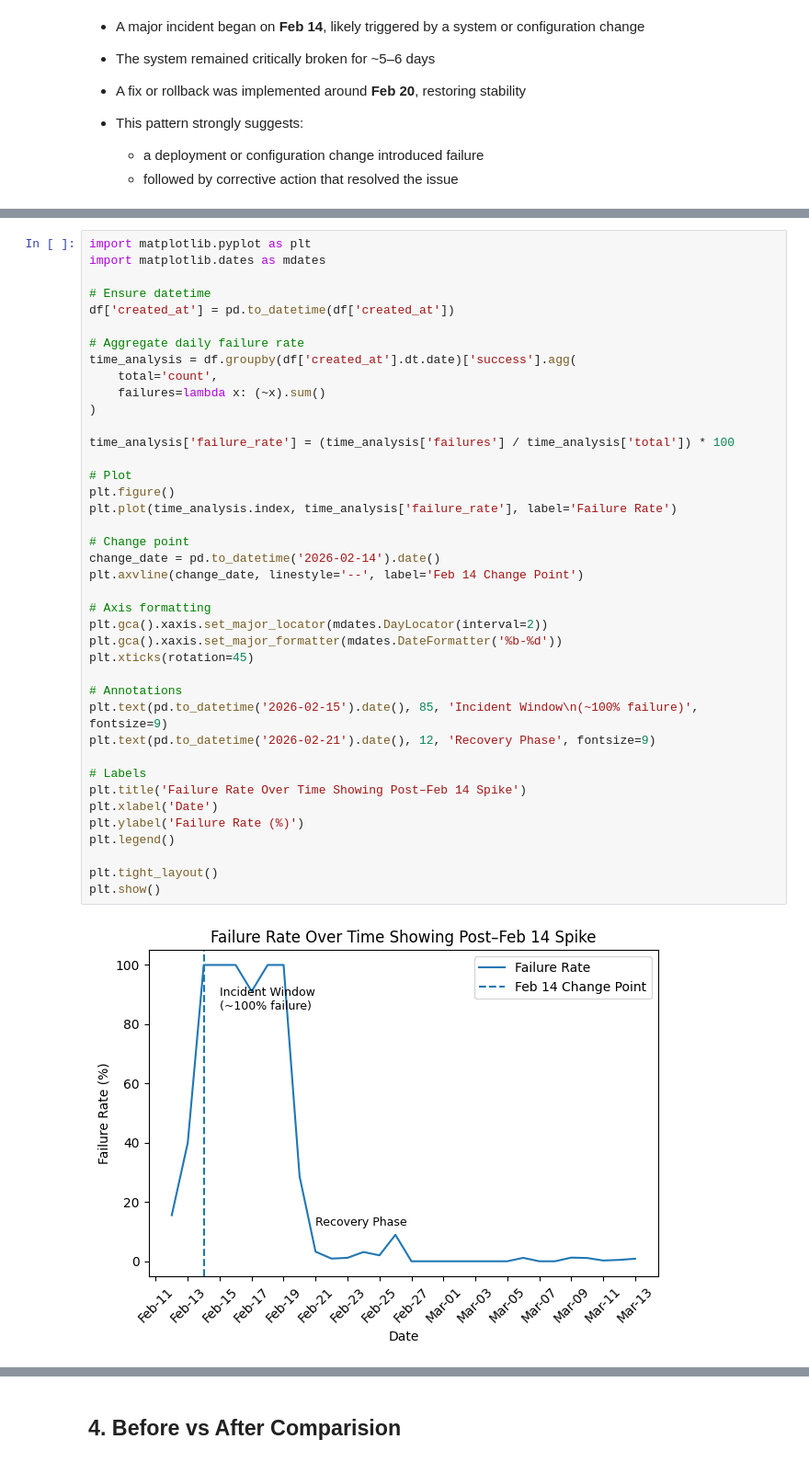
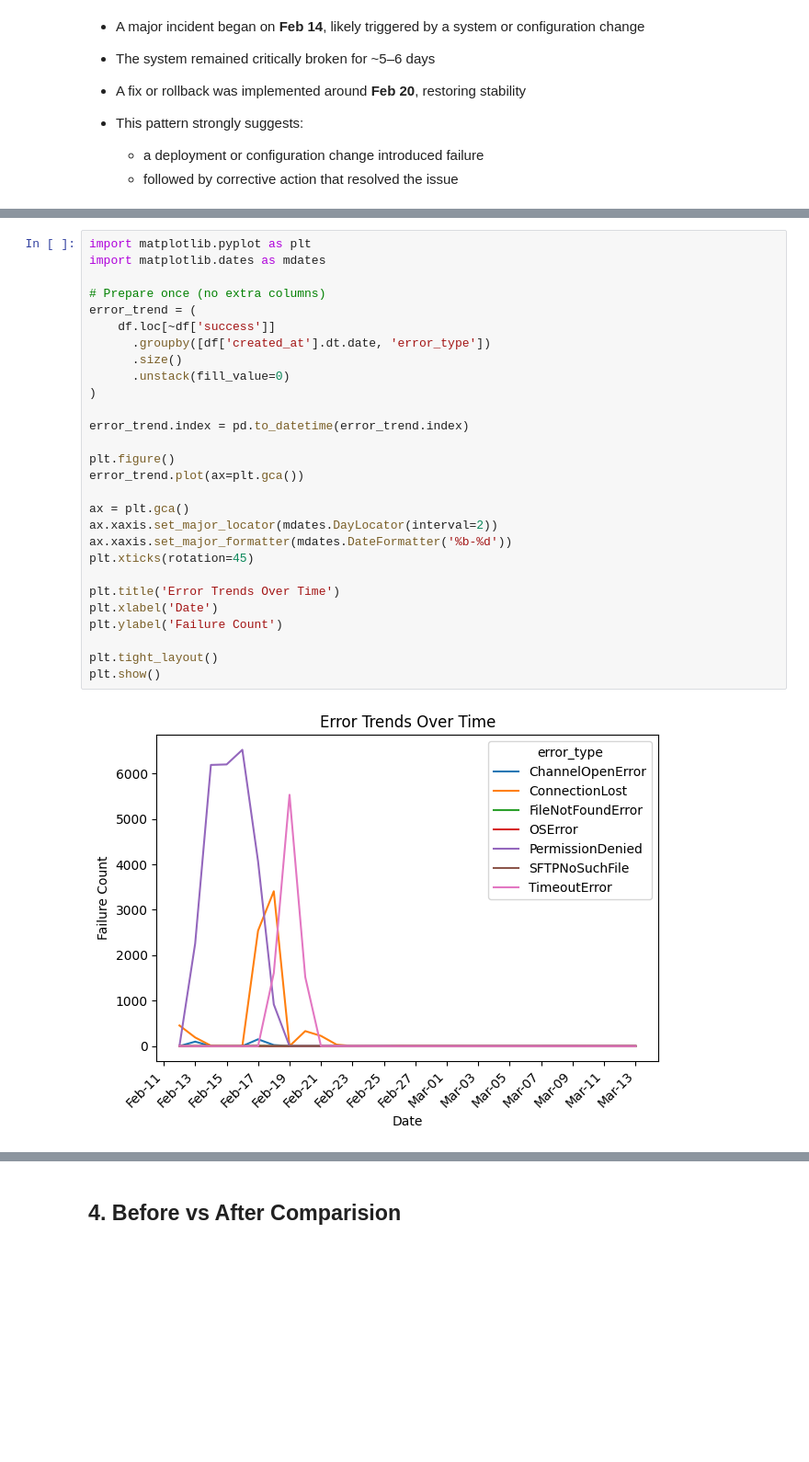
Before and after one commit to DRACULA279/Data-ANyst-Task-_SurePass_Technology, a Jupyter notebook: CKYC_SFTP_Log_Investigation.ipynb, the cells around one changed output, grey strips where cells are left out. Shown at 92% size. Saved outputs shown, nothing was run; the diff lists cells and outputs as text; blank space fills up the shorter version.

```diff
--- a/CKYC_SFTP_Log_Investigation.ipynb
+++ b/CKYC_SFTP_Log_Investigation.ipynb
@@ -371,42 +395,30 @@ time_analysis
 # %%
 import matplotlib.pyplot as plt
 import matplotlib.dates as mdates
 
-# Ensure datetime
-df['created_at'] = pd.to_datetime(df['created_at'])
-
-# Aggregate daily failure rate
-time_analysis = df.groupby(df['created_at'].dt.date)['success'].agg(
-    total='count',
-    failures=lambda x: (~x).sum()
+# Prepare once (no extra columns)
+error_trend = (
+    df.loc[~df['success']]
+      .groupby([df['created_at'].dt.date, 'error_type'])
+      .size()
+      .unstack(fill_value=0)
 )
 
-time_analysis['failure_rate'] = (time_analysis['failures'] / time_analysis['total']) * 100
+error_trend.index = pd.to_datetime(error_trend.index)
 
-# Plot
 plt.figure()
-plt.plot(time_analysis.index, time_analysis['failure_rate'], label='Failure Rate')
+error_trend.plot(ax=plt.gca())
 
-# Change point
-change_date = pd.to_datetime('2026-02-14').date()
-plt.axvline(change_date, linestyle='--', label='Feb 14 Change Point')
-
-# Axis formatting
-plt.gca().xaxis.set_major_locator(mdates.DayLocator(interval=2))
-plt.gca().xaxis.set_major_formatter(mdates.DateFormatter('%b-%d'))
+ax = plt.gca()
+ax.xaxis.set_major_locator(mdates.DayLocator(interval=2))
+ax.xaxis.set_major_formatter(mdates.DateFormatter('%b-%d'))
 plt.xticks(rotation=45)
 
-# Annotations
-plt.text(pd.to_datetime('2026-02-15').date(), 85, 'Incident Window\n(~100% failure)', fontsize=9)
-plt.text(pd.to_datetime('2026-02-21').date(), 12, 'Recovery Phase', fontsize=9)
-
-# Labels
-plt.title('Failure Rate Over Time Showing Post–Feb 14 Spike')
+plt.title('Error Trends Over Time')
 plt.xlabel('Date')
-plt.ylabel('Failure Rate (%)')
-plt.legend()
+plt.ylabel('Failure Count')
 
 plt.tight_layout()
 plt.show()
 # %% [output]
-[figure, old version]
+[figure, new version]
```
Also changed, not shown: parts of 5 cells of this notebook.
